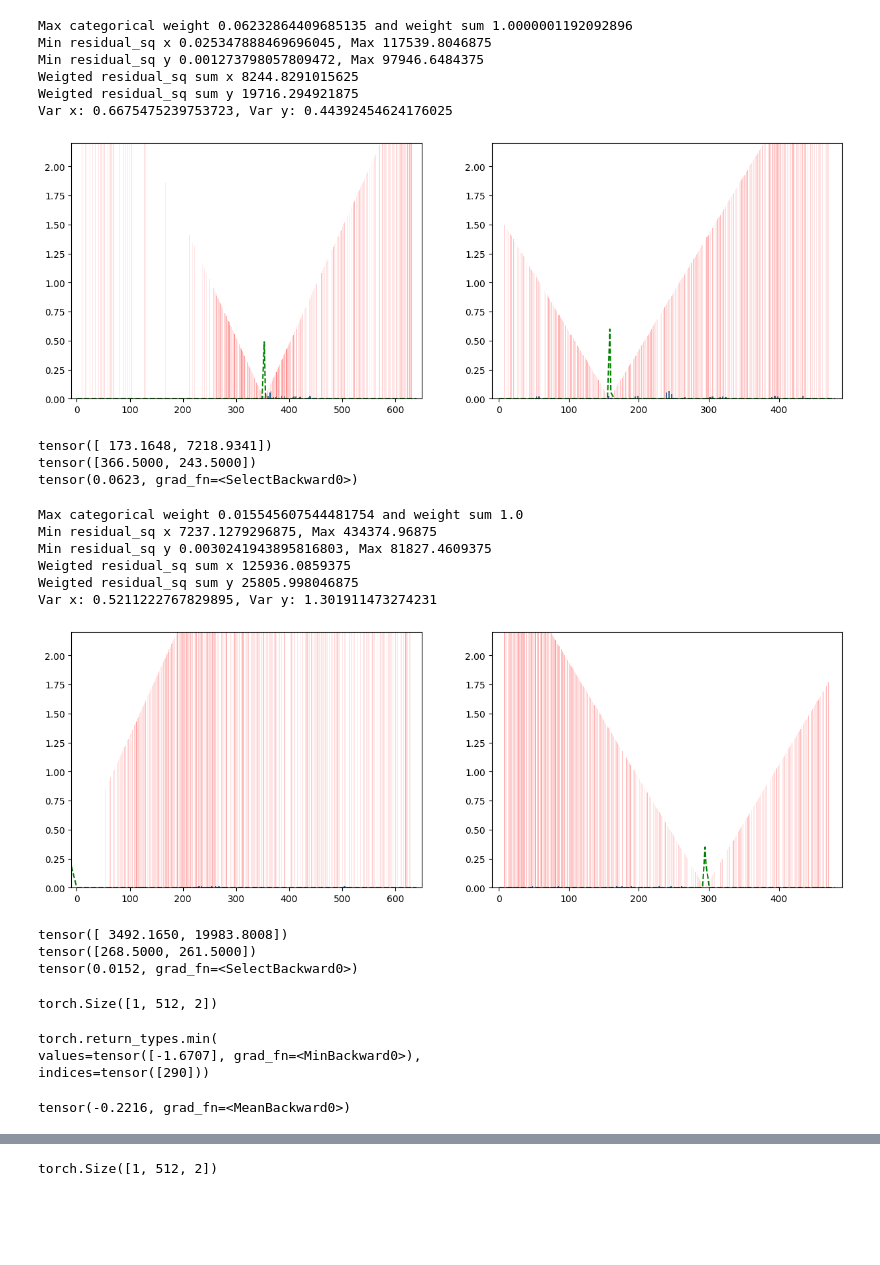
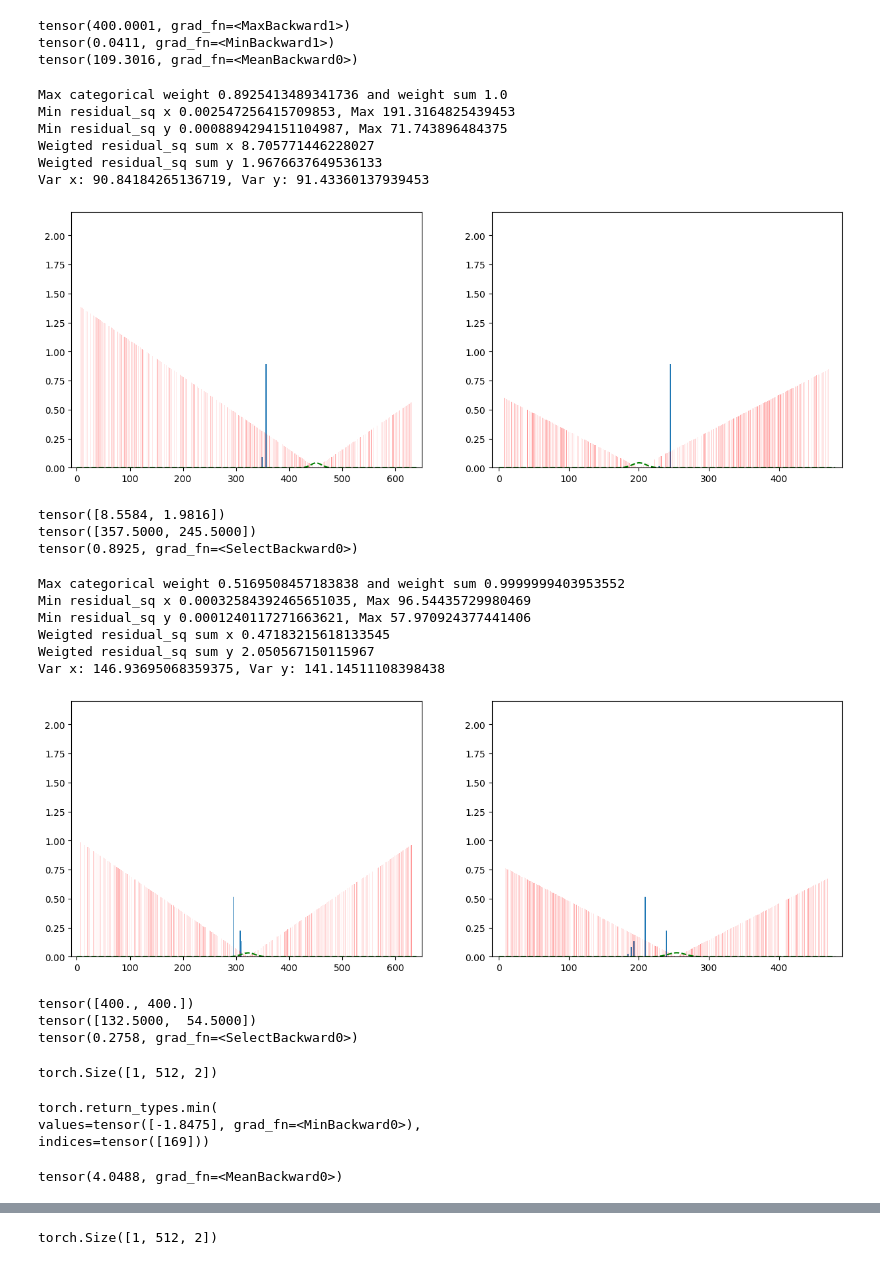
Before and after one commit to HLrwth/glue-factory, a Jupyter notebook: scripts/vis.ipynb, the cells around one changed output, grey strips where cells are left out. Saved outputs shown, nothing was run; the diff lists cells and outputs as text; code cells hidden in the pictures; blank space fills up the shorter version.

Commit message:
homography_org_transforme_logvar10

```diff
--- a/scripts/vis.ipynb
+++ b/scripts/vis.ipynb
@@ -32,7 +37,7 @@ model = get_model(conf.model.name)(conf.model).to(device)
 torch.autograd.set_detect_anomaly(False)
 tot_steps = 1
 log_interval = 10
-lr = 1e-10
+lr = 1e-5
 params = [(n, p) for n, p in model.named_parameters() if p.requires_grad]
 all_params = [p for n, p in params]
 optimizer = torch.optim.Adam(all_params, lr=lr)
@@ -58,6 +63,6 @@ while(step < tot_steps):
         optimizer.step()
         scheduler.step()
         if step % log_interval == 0:
-            print(f"Step {step}/{tot_steps}- lr: {scheduler.get_last_lr()} - Loss total: {loss.item()}, Last rpr Loss: {losses['last_rp'].item()}, Last lagvar Loss: {losses['last_logvar'].item()}")
+            print(f"Step {step}/{tot_steps}- lr: {scheduler.get_last_lr()} - Loss total: {loss.item()}, Last rpr Loss: {losses['last_rp'].mean().item()}, Last lagvar Loss: {losses['last_logvar'].mean().item()}")
         step += 1
 # %% [output]
@@ -65,3 +70,12 @@ Step 0/1- lr: [-1.0100929696969697e-10] - Loss total: 48505.6875, Last rpr Loss:
+# %%
+weighted_res_sq = (pred['p_rp_01'][..., None] * pred['gt_res0_1_sq']).sum(-2).mean(-1)
+print(weighted_res_sq.max())
+print(weighted_res_sq.min())
+print(weighted_res_sq.mean())
+# %% [output]
+tensor(400.0001, grad_fn=<MaxBackward1>)
+tensor(0.0411, grad_fn=<MinBackward1>)
+tensor(109.3016, grad_fn=<MeanBackward0>)
 # %%
 def plot_p_and_var(tmp_n, kps_tgt, proj, r_square, p_tgt_src, log_var, w = 640, h = 480, tp = False):
     var = torch.exp(log_var).squeeze().detach().cpu().numpy()
@@ -84,8 +98,8 @@ def plot_p_and_var(tmp_n, kps_tgt, proj, r_square, p_tgt_src, log_var, w = 640,
     f, (ax1, ax2) = plt.subplots(1, 2, figsize=(15, 5))
     ax1.bar(kps_tgt[:, 0], dist, width=2, alpha=1)
     ax2.bar(kps_tgt[:, 1], dist, width=2, alpha=1)
-    ax1.bar(kps_tgt[:, 0], r_square_n_x**0.5 / 100, width=1, color='r', alpha=0.1)
-    ax2.bar(kps_tgt[:, 1], r_square_n_y**0.5 / 100, width=1, color='r', alpha=0.1)
+    ax1.bar(kps_tgt[:, 0], r_square_n_x**0.5 / 10, width=1, color='r', alpha=0.1)
+    ax2.bar(kps_tgt[:, 1], r_square_n_y**0.5 / 10, width=1, color='r', alpha=0.1)
 
     kp0_proj1_x = proj.squeeze()[tmp_n, 0].detach().cpu().numpy()
     kp0_proj1_y = proj.squeeze()[tmp_n, 1].detach().cpu().numpy() # point 80 projected in image 0
@@ -112,13 +126,13 @@ def plot_p_and_var(tmp_n, kps_tgt, proj, r_square, p_tgt_src, log_var, w = 640,
 # %%
 plot_p_and_var(0, pred['keypoints1'], pred['gt_proj_0to1'], pred['gt_res0_1_sq'], pred['p_rp_01'], pred['logvar_01'])
 # %% [output]
-Max categorical weight 0.06232864409685135 and weight sum 1.0000001192092896
-Min residual_sq x 0.025347888469696045, Max 117539.8046875
-Min residual_sq y 0.001273798057809472, Max 97946.6484375
-Weigted residual_sq sum x 8244.8291015625
-Weigted residual_sq sum y 19716.294921875
-Var x: 0.6675475239753723, Var y: 0.44392454624176025
+Max categorical weight 0.8925413489341736 and weight sum 1.0
+Min residual_sq x 0.002547256415709853, Max 191.3164825439453
+Min residual_sq y 0.0008894294151104987, Max 71.743896484375
+Weigted residual_sq sum x 8.705771446228027
+Weigted residual_sq sum y 1.9676637649536133
+Var x: 90.84184265136719, Var y: 91.43360137939453
-[figure, old version]
+[figure, new version]
 # %%
 p_idx_01_of_N = torch.argmax(pred['p_rp_01'][0][0])
 res_of_N = pred['gt_res0_1_sq'][0][0][p_idx_01_of_N]
@@ -128,19 +142,19 @@ print(res_of_N)
 print(proj_of_N)
 print(prob_of_N)
 # %% [output]
-tensor([ 173.1648, 7218.9341])
-tensor([366.5000, 243.5000])
-tensor(0.0623, grad_fn=<SelectBackward0>)
+tensor([8.5584, 1.9816])
+tensor([357.5000, 245.5000])
+tensor(0.8925, grad_fn=<SelectBackward0>)
 # %%
-plot_p_and_var(464, pred['keypoints0'], pred['gt_proj_1to0'], pred['gt_res1_0_sq'], pred['p_rp_10'], pred['logvar_10'])
+plot_p_and_var(5, pred['keypoints0'], pred['gt_proj_1to0'], pred['gt_res1_0_sq'], pred['p_rp_10'], pred['logvar_10'])
 # %% [output]
-Max categorical weight 0.015545607544481754 and weight sum 1.0
-Min residual_sq x 7237.1279296875, Max 434374.96875
-Min residual_sq y 0.0030241943895816803, Max 81827.4609375
-Weigted residual_sq sum x 125936.0859375
-Weigted residual_sq sum y 25805.998046875
-Var x: 0.5211222767829895, Var y: 1.301911473274231
+Max categorical weight 0.5169508457183838 and weight sum 0.9999999403953552
+Min residual_sq x 0.00032584392465651035, Max 96.54435729980469
+Min residual_sq y 0.0001240117271663621, Max 57.970924377441406
+Weigted residual_sq sum x 0.47183215618133545
+Weigted residual_sq sum y 2.050567150115967
+Var x: 146.93695068359375, Var y: 141.14511108398438
-[figure, old version]
+[figure, new version]
 # %%
 p_idx_10_of_N = torch.argmax(pred['p_rp_10'][0][0])
 res_of_N = pred['gt_res1_0_sq'][0][0][p_idx_10_of_N]
@@ -150,9 +164,9 @@ print(res_of_N)
 print(proj_of_N)
 print(prob_of_N)
 # %% [output]
-tensor([ 3492.1650, 19983.8008])
-tensor([268.5000, 261.5000])
-tensor(0.0152, grad_fn=<SelectBackward0>)
+tensor([400., 400.])
+tensor([132.5000,  54.5000])
+tensor(0.2758, grad_fn=<SelectBackward0>)
 # %%
 pred['keypoints0'].shape
 # %% [output]
@@ -170,12 +184,12 @@ def plot_var_stats(var):
 pred['logvar_10'].squeeze()[:,:1].min(0)
 # %% [output]
 torch.return_types.min(
-values=tensor([-1.6707], grad_fn=<MinBackward0>),
-indices=tensor([290]))
+values=tensor([-1.8475], grad_fn=<MinBackward0>),
+indices=tensor([169]))
 # %%
 pred['logvar_10'].mean()
 # %% [output]
-tensor(-0.2216, grad_fn=<MeanBackward0>)
+tensor(4.0488, grad_fn=<MeanBackward0>)
 # %%
 var_01 = torch.exp(pred['logvar_01']).squeeze().detach().cpu()
 plot_var_stats(var_01)
```
Also changed, not shown: parts of 13 cells of this notebook, 3 other files.
